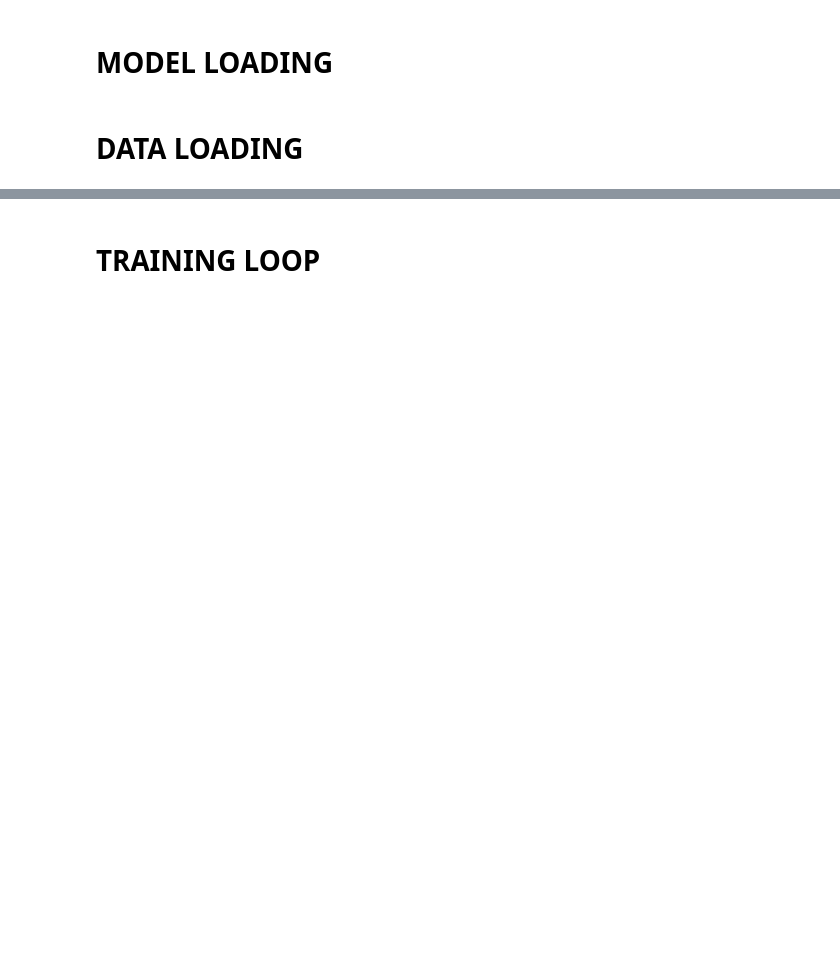
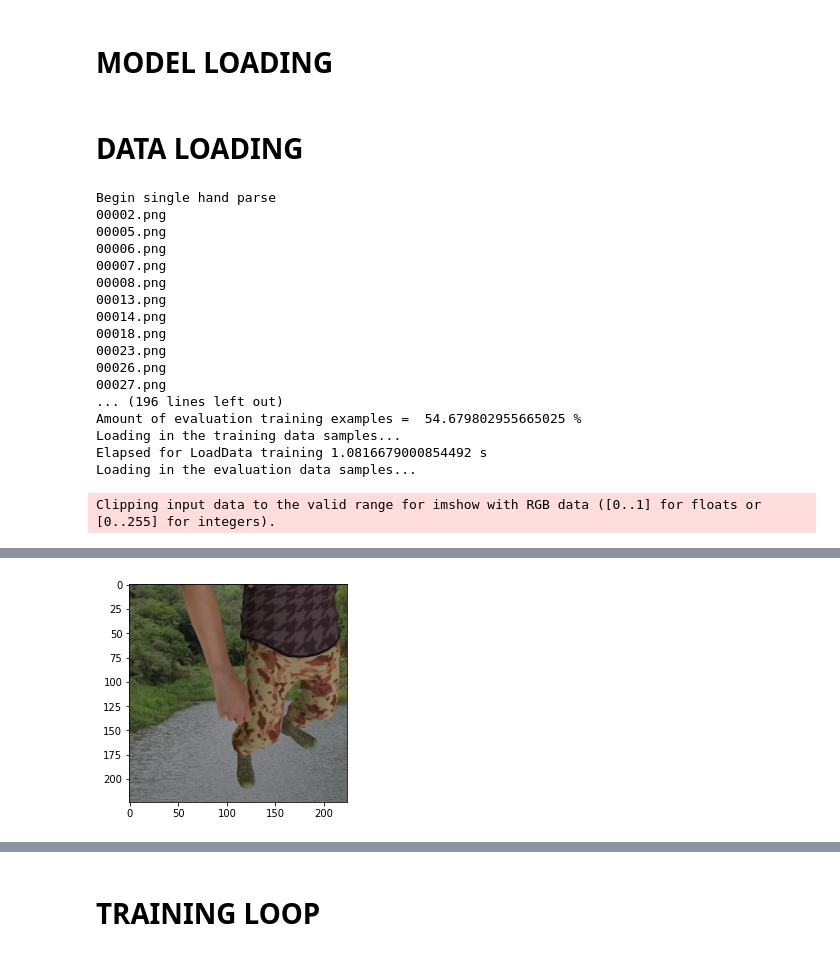
Before and after one commit to BluBloos/3D-Hand-Tracking, a Jupyter notebook: src/HandTracking.ipynb, the cells around one changed output, grey strips where cells are left out. Saved outputs shown, nothing was run; the diff lists cells and outputs as text; code cells hidden in the pictures; blank space fills up the shorter version.

Commit message:
Integrated parsing_data.py into HandTracking.ipynb

```diff
--- a/src/HandTracking.ipynb
+++ b/src/HandTracking.ipynb
@@ -88,7 +97,19 @@ TRAIN_AMOUNT = 192
 TEST_AMOUNT = 96
 IMAGE_CHANNELS = 1 if GRAYSCALE else 3
 
+# Check if the dataset has been parsed yet. If not, parse.
 data_dir = 'RHD_small' if IN_COLAB else '../RHD_small'
+parsed_data_dir = 'SH_RHD' if IN_COLAB else '../SH_RHD'
+import parsing_data
+if not os.path.isdir(parsed_data_dir):
+  os.mkdir(parsed_data_dir)
+  os.mkdir(os.path.join(parsed_data_dir, 'evaluation'))
+  os.mkdir(os.path.join(parsed_data_dir, 'evaluation', 'color'))
+  os.mkdir(os.path.join(parsed_data_dir, 'training'))
+  os.mkdir(os.path.join(parsed_data_dir, 'training', 'color'))
+  parsing_data.parse_dataset(203, data_dir, parsed_data_dir)
+
+data_dir = parsed_data_dir
 
 # Load in the testing and training images.
 x_train = np.zeros( (TRAIN_AMOUNT, IMAGE_SIZE, IMAGE_SIZE, IMAGE_CHANNELS) )
@@ -97,24 +118,22 @@ x_test = np.zeros( (TEST_AMOUNT, IMAGE_SIZE, IMAGE_SIZE, IMAGE_CHANNELS) )
 y_test = np.zeros( (TEST_AMOUNT, 21, 3) )
 
 def LoadData(dataAmount, dataType, np1):
-    path = os.path.join(data_dir, dataType)
-    with open(os.path.join(path, 'anno_%s.pickle' % dataType), 'rb') as fi:
-        anno_all = pickle.load(fi)
+  path = os.path.join(data_dir, dataType, 'color')
 
-    count = 0 # count is the amount of data items that have been loaded thus far.
-    for sample_id, anno in anno_all.items():
-        image = imageio.imread(os.path.join(path, 'color', '%.5d.png' % sample_id))
-        _image = image.astype('float32')
-        if GRAYSCALE:
-          _image = rgb2gray(_image / 255)
-        else:
-          _image = _image / 255
-        _image = resize(_image, IMAGE_SIZE)
-        np1[count, :, :, :] = _image
-
-        count += 1
-        if (count >= dataAmount):
-            break
+  count = 0
+  for filename in os.listdir(path):
+    filePath = os.path.join(path, filename)
+    image = imageio.imread(filePath)
+    _image = image.astype('float32')
+    if GRAYSCALE:
+      _image = rgb2gray(_image / 255)
+    else:
+      _image = _image / 255
+    _image = resize(_image, IMAGE_SIZE)
+    np1[count, :, :, :] = _image
+    count += 1
+    if (count >= dataAmount):
+      break
 
 print("Loading in the training data samples...")
 start_time = time.time()
@@ -148,3 +167,22 @@ test_ds = tf.data.Dataset.from_tensor_slices((x_test, y_test)).batch(32)
 # TODO(Noah): Is it feasible to now delete all the intermediate numpy arrays?
 # TODO(Noah): Integrate code that max wrote to check if the dataset has been parsed.
 # if the dataset has not been parsed yet, parse it, then load.
+# %% [output]
+Begin single hand parse
+00002.png
+00005.png
+00006.png
+00007.png
+00008.png
+00013.png
+00014.png
+00018.png
+00023.png
+00026.png
+00027.png
+... (196 lines left out)
+Amount of evaluation training examples =  54.679802955665025 %
+Loading in the training data samples...
+Elapsed for LoadData training 1.0816679000854492 s
+Loading in the evaluation data samples...
+Clipping input data to the valid range for imshow with RGB data ([0..1] for floats or [0..255] for integers).
@@ -150,0 +190 @@ test_ds = tf.data.Dataset.from_tensor_slices((x_test, y_test)).batch(32)
+[figure, added]
```
Also changed, not shown: parts of 3 cells of this notebook, 2 other files.
